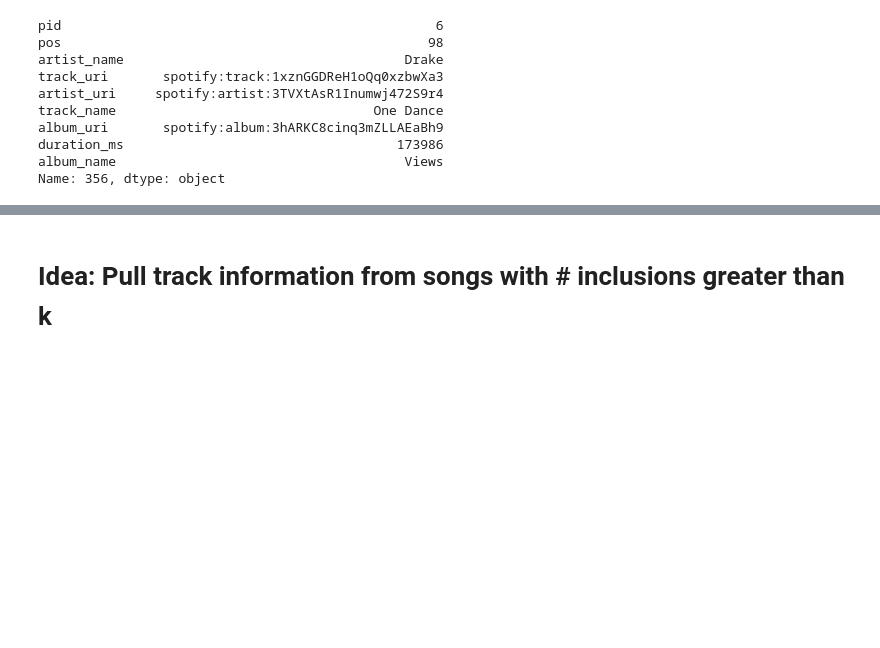
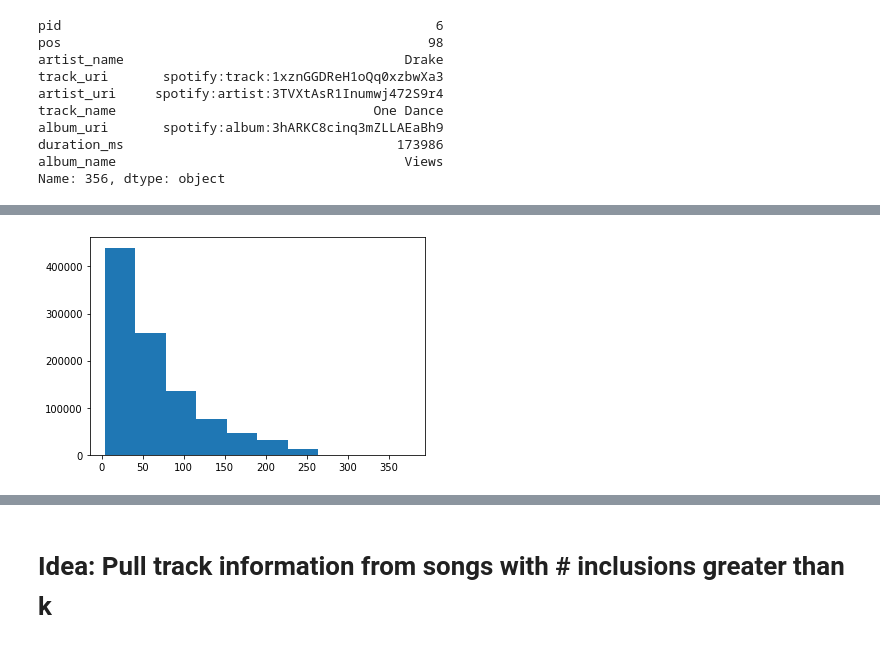
Before and after one commit to jackswisher/deep-playlist-reco, a Jupyter notebook: Spotify Playlist Exploration.ipynb, the cells around one changed output, grey strips where cells are left out. Cells and saved outputs as stored; diff of their text form; code cells hidden in the pictures; blank space fills up the shorter version.

```diff
--- a/Spotify Playlist Exploration.ipynb
+++ b/Spotify Playlist Exploration.ipynb
@@ -144,4 +144,4 @@ full_df.head()
 | 3 | 0 | 3 | The Cinematic Orchestra | spotify:track:54KFQB6N4pn926IUUYZGzK | spotify:artist:32ogthv0BdaSMPml02... | To Build A Home | spotify:album:5cPHT4yMCfETLRYAoBFcOZ | 371320 | Ma Fleur | ... |
 | 4 | 0 | 4 | Leon Bridges | spotify:track:0NeJjNlprGfZpeX2LQuN6c | spotify:artist:3qnGvpP8Yth1AqSBMq... | River | spotify:album:4svLfrPPk2npPVuI4kXPYg | 238560 | Coming Home | ... |
 # %%
-new_df = full_df.set_index(["fid", "pid"])
+songs_in_playlist = full_df.groupby(["fid", "pid"]).pos.max()
@@ -157,0 +163,5 @@ new_df.head()
+# %%
+plt.hist(songs_in_playlist)
+plt.show()
+# %% [output]
+[figure, added]
```
Also changed, not shown: parts of 16 cells of this notebook.
